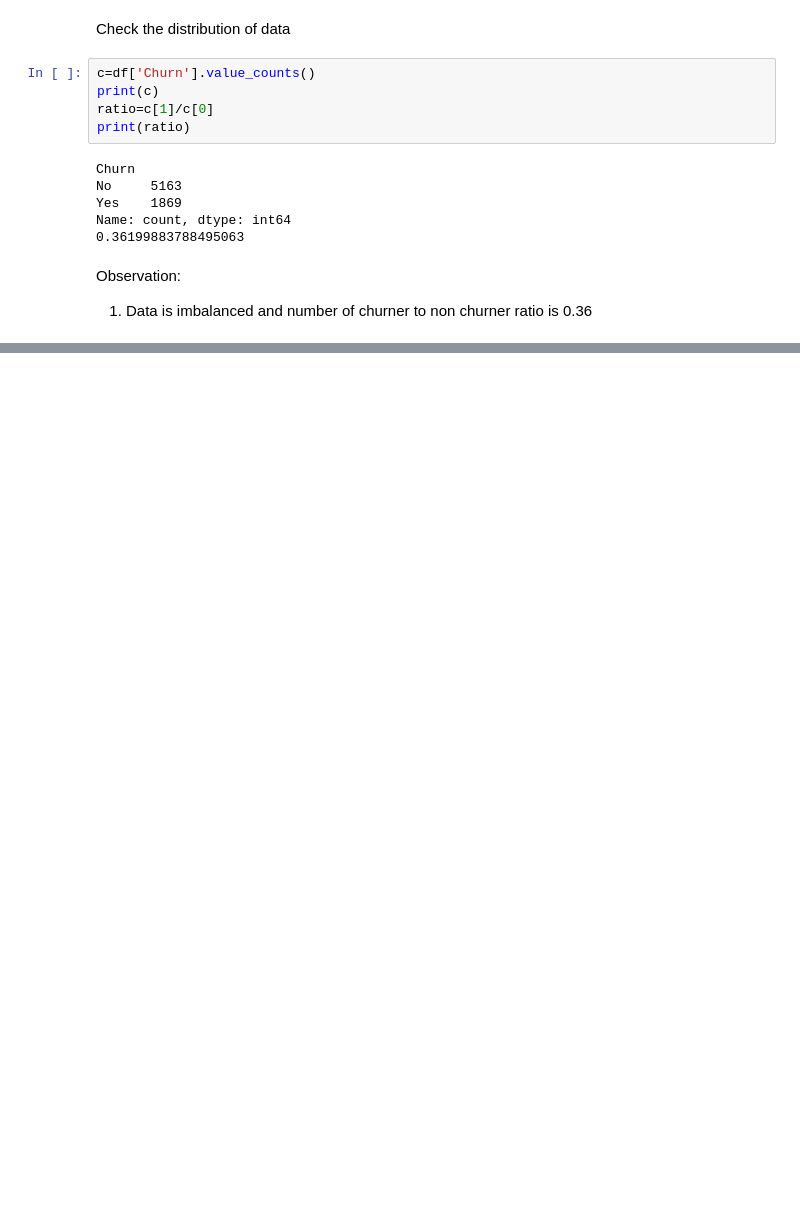
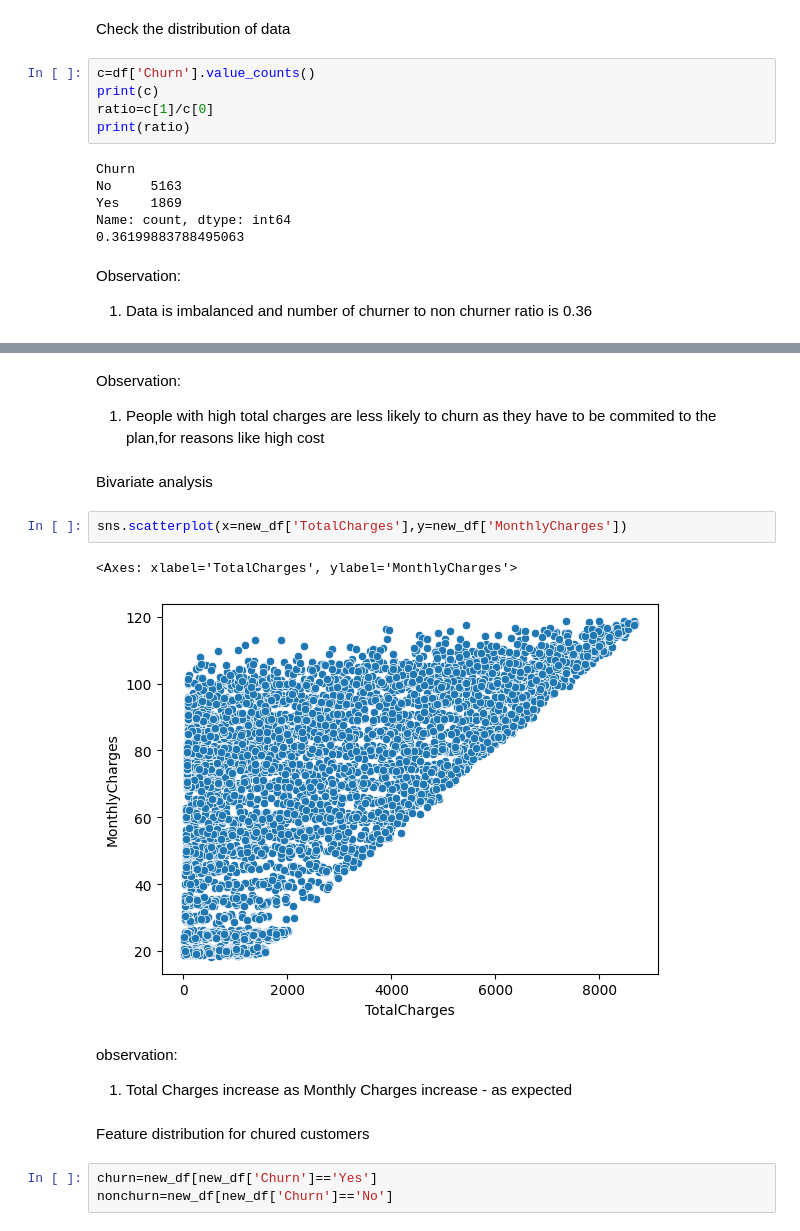
Before and after one commit to snehuvarbhe/Telecom_retention, a Jupyter notebook: EDA.ipynb, the cells around one changed output, grey strips where cells are left out. Saved outputs shown, nothing was run; the diff lists cells and outputs as text; blank space fills up the shorter version.

```diff
--- a/EDA.ipynb
+++ b/EDA.ipynb
@@ -135,0 +267,18 @@ Observation:
+# %% [markdown]
+Observation:
+1. People with high total charges are less likely to churn as they have to be commited to the plan,for reasons like high cost
+# %% [markdown]
+Bivariate analysis
+# %%
+sns.scatterplot(x=new_df['TotalCharges'],y=new_df['MonthlyCharges'])
+# %% [output]
+<Axes: xlabel='TotalCharges', ylabel='MonthlyCharges'>
+[figure, added]
+# %% [markdown]
+observation:
+1. Total Charges increase as Monthly Charges increase - as expected
+# %% [markdown]
+Feature distribution for chured customers
+# %%
+churn=new_df[new_df['Churn']=='Yes']
+nonchurn=new_df[new_df['Churn']=='No']
```
Also changed, not shown: parts of 46 cells of this notebook.
